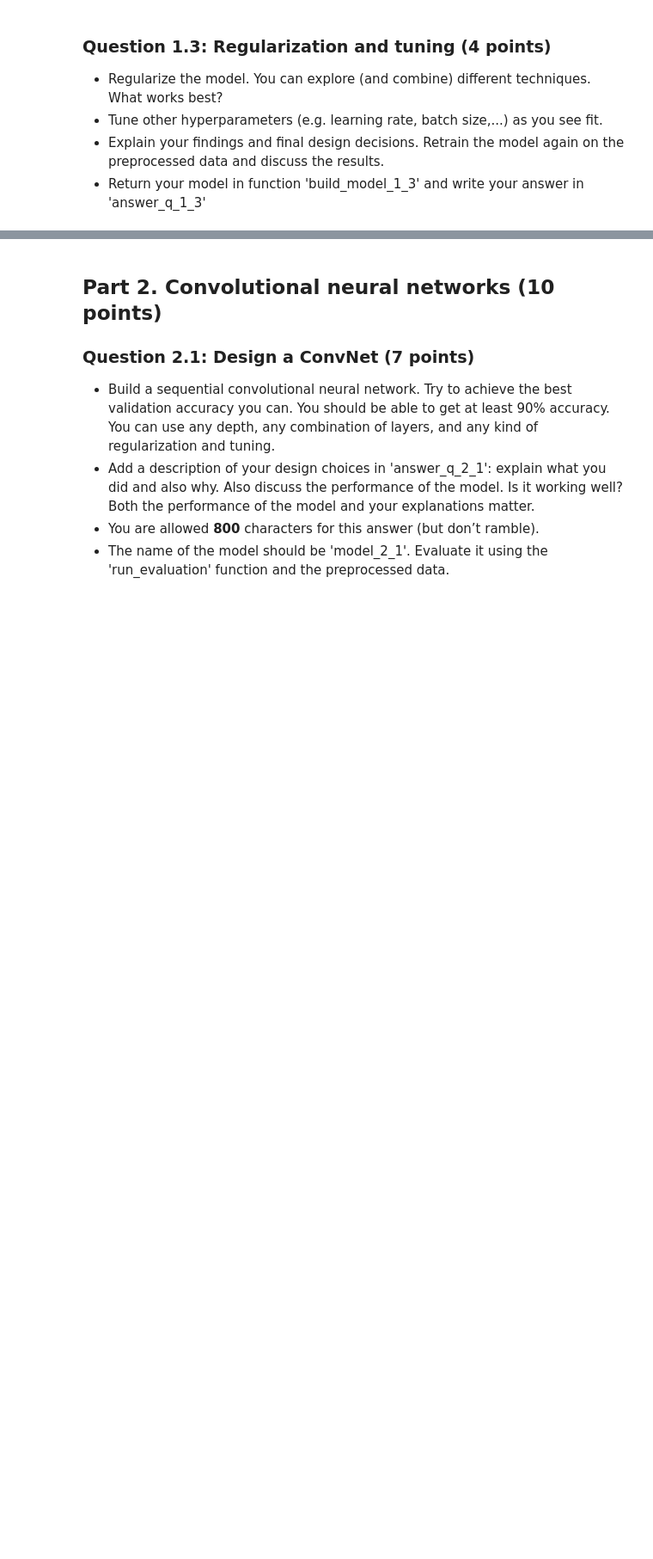
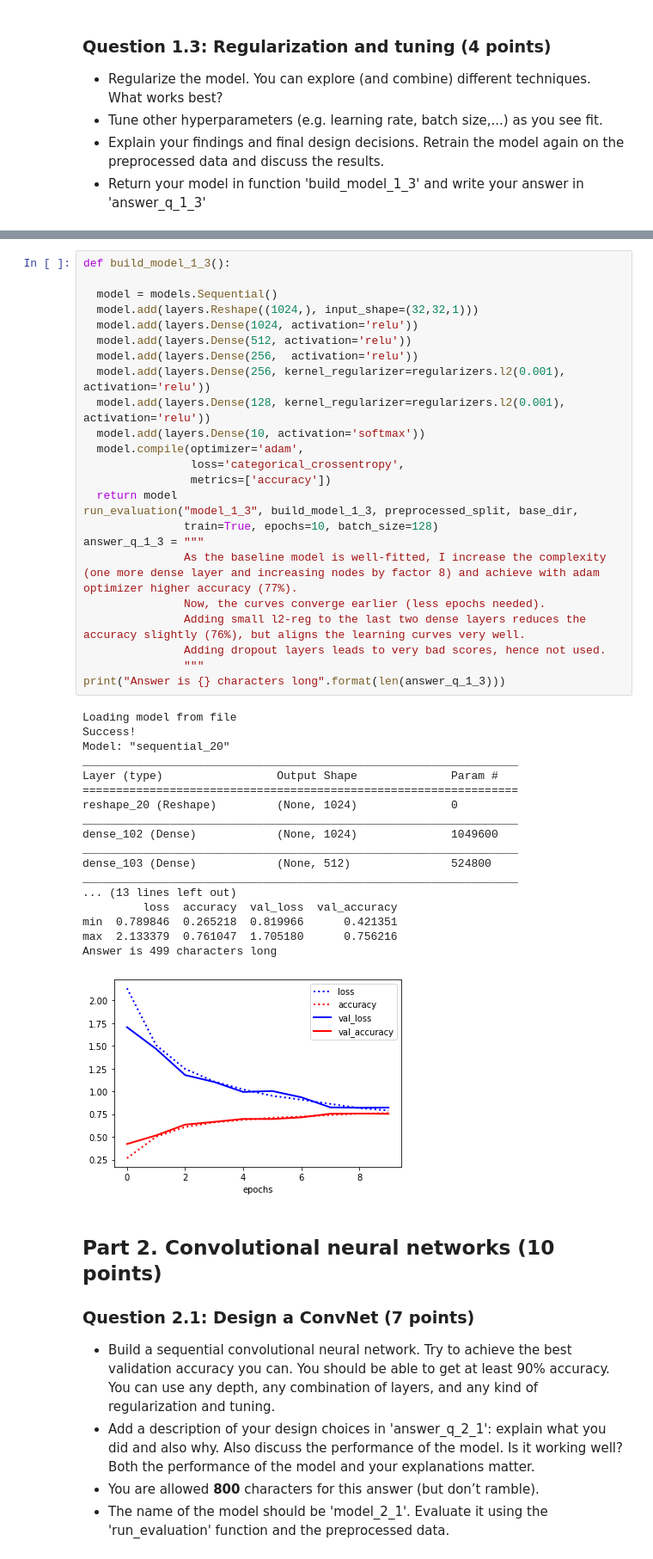
Before and after one commit to Gerdome/ml-course-assignment-3, a Jupyter notebook: Assignment 3.ipynb, the cells around one changed output, grey strips where cells are left out. Shown at 86% size. Drawn from its saved outputs; the diff is of its cells as text; blank space fills up the shorter version.

```diff
--- a/Assignment 3.ipynb
+++ b/Assignment 3.ipynb
@@ -453,3 +416,46 @@ Answer is 440 characters long
+# %%
+def build_model_1_3():
+
+  model = models.Sequential()
+  model.add(layers.Reshape((1024,), input_shape=(32,32,1)))
+  model.add(layers.Dense(1024, activation='relu'))
+  model.add(layers.Dense(512, activation='relu'))
+  model.add(layers.Dense(256,  activation='relu'))
+  model.add(layers.Dense(256, kernel_regularizer=regularizers.l2(0.001), activation='relu'))
+  model.add(layers.Dense(128, kernel_regularizer=regularizers.l2(0.001), activation='relu'))
+  model.add(layers.Dense(10, activation='softmax'))
+  model.compile(optimizer='adam',
+                loss='categorical_crossentropy',
+                metrics=['accuracy'])
+  return model
+run_evaluation("model_1_3", build_model_1_3, preprocessed_split, base_dir,
+               train=True, epochs=10, batch_size=128)
+answer_q_1_3 = """
+               As the baseline model is well-fitted, I increase the complexity (one more dense layer and increasing nodes by factor 8) and achieve with adam optimizer higher accuracy (77%).
+               Now, the curves converge earlier (less epochs needed).
+               Adding small l2-reg to the last two dense layers reduces the accuracy slightly (76%), but aligns the learning curves very well.
+               Adding dropout layers leads to very bad scores, hence not used.
+               """
+print("Answer is {} characters long".format(len(answer_q_1_3)))
+# %% [output]
+Loading model from file
+Success!
+Model: "sequential_20"
+_________________________________________________________________
+Layer (type)                 Output Shape              Param #
+=================================================================
+reshape_20 (Reshape)         (None, 1024)              0
+_________________________________________________________________
+dense_102 (Dense)            (None, 1024)              1049600
+_________________________________________________________________
+dense_103 (Dense)            (None, 512)               524800
+_________________________________________________________________
+... (13 lines left out)
+         loss  accuracy  val_loss  val_accuracy
+min  0.789846  0.265218  0.819966      0.421351
+max  2.133379  0.761047  1.705180      0.756216
+Answer is 499 characters long
+[figure, added]
 # %% [markdown]
 ## Part 2. Convolutional neural networks (10 points)
 ### Question 2.1: Design a ConvNet (7 points)
```
Also changed, not shown: parts of 12 cells of this notebook, 8 other files.
